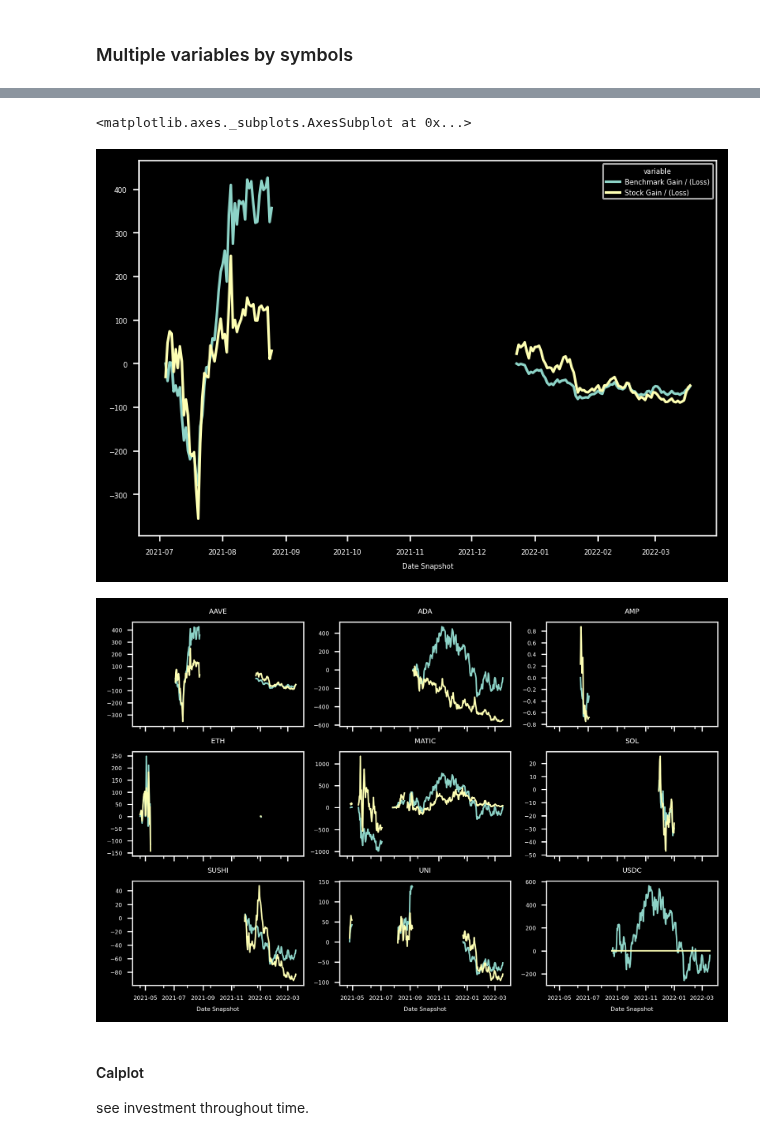
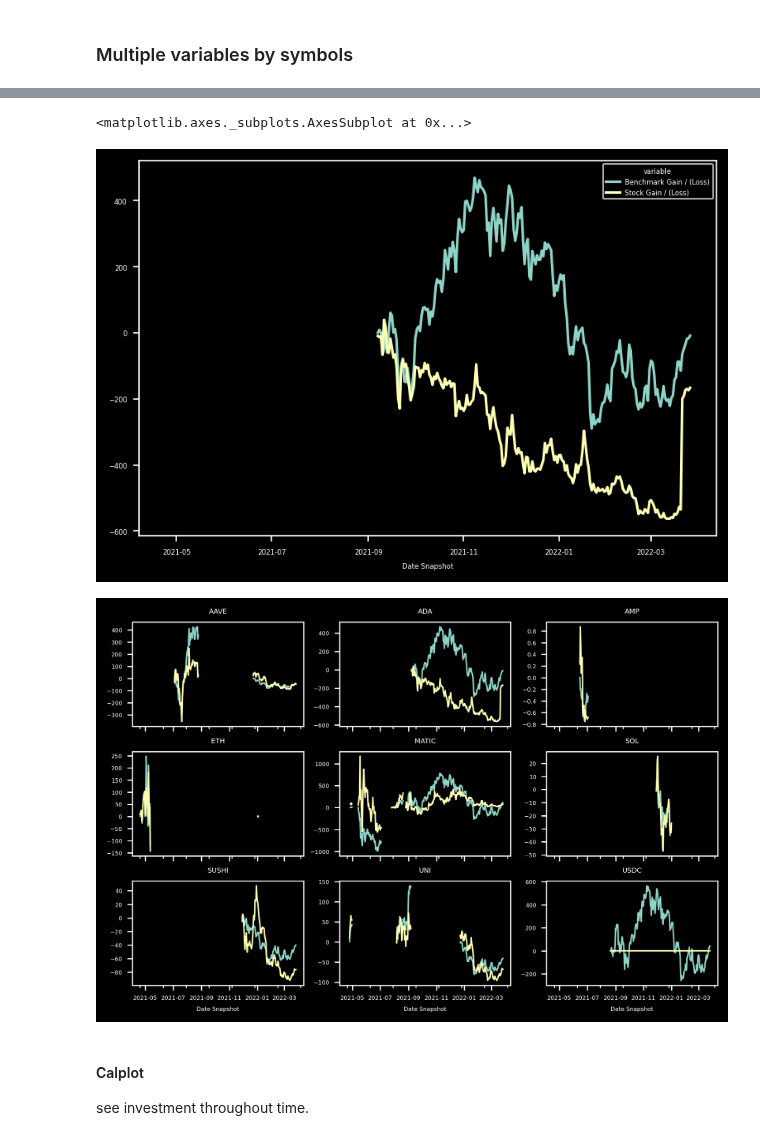
Before and after one commit to giocaizzi/surfingcrypto, a Jupyter notebook: notebooks/portfolio.ipynb, the cells around one changed output, grey strips where cells are left out. Saved outputs shown, nothing was run; the diff lists cells and outputs as text; code cells hidden in the pictures.

```diff
--- a/notebooks/portfolio.ipynb
+++ b/notebooks/portfolio.ipynb
@@ -16,5 +16,5 @@ The autoreload extension is already loaded. To reload it, use:
 # %%
 c = Config("/Users/giorgiocaizzi/Documents/GitHub/surfingcrypto/config")
 # %%
-p = Portfolio("coinbase", configuration=c)
+p = Portfolio("coinbase", force=True,configuration=c)
 # %% [output]
@@ -249,7 +263,7 @@ ax.legend(bbox_to_anchor=(1,0.5))
 ### Multiple variables by symbols
 # %%
 df=t.daily_grouped_metrics(
-    combined_df, ["Benchmark Gain / (Loss)","Stock Gain / (Loss)"],
+    ["Benchmark Gain / (Loss)","Stock Gain / (Loss)"],
     by_symbol=True
 )
 df.tail()
@@ -267,12 +281,12 @@ df.tail()
 # %%
 f, ax = plt.subplots(dpi=150)
-df[("value","AAVE")].plot(ax=ax)
+df[("value","ADA")].plot(ax=ax)
 # %% [output]
 <matplotlib.axes._subplots.AxesSubplot at 0x...>
-[figure, old version]
+[figure, new version]
 # %%
 df=t.daily_grouped_metrics(
-    combined_df, ["Benchmark Gain / (Loss)","Stock Gain / (Loss)"],
+    ["Benchmark Gain / (Loss)","Stock Gain / (Loss)"],
     by_symbol=True
     )
 uniqs=df.columns.get_level_values(1).unique()
@@ -287,7 +301,7 @@ for sel,ax in zip(select,axes.flatten()):
     ax.set_title(sel)
 f.tight_layout()
 # %% [output]
-[figure, old version]
+[figure, new version]
 # %% [markdown]
 #### Calplot
 
```
Also changed, not shown: parts of 25 cells of this notebook, 3 other files.
